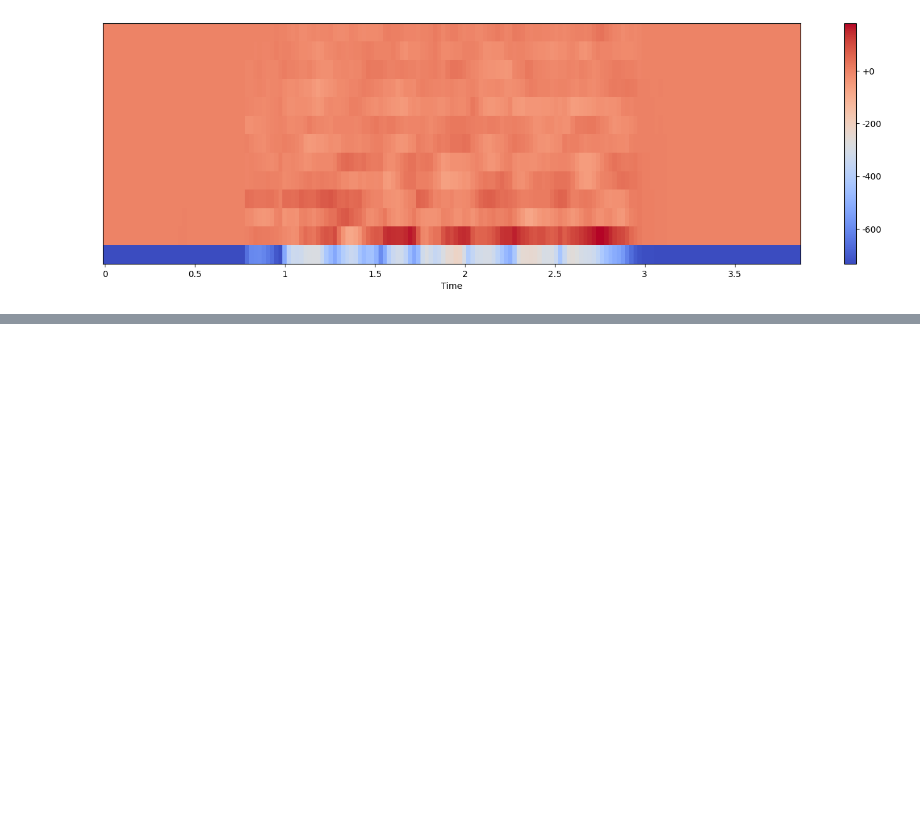
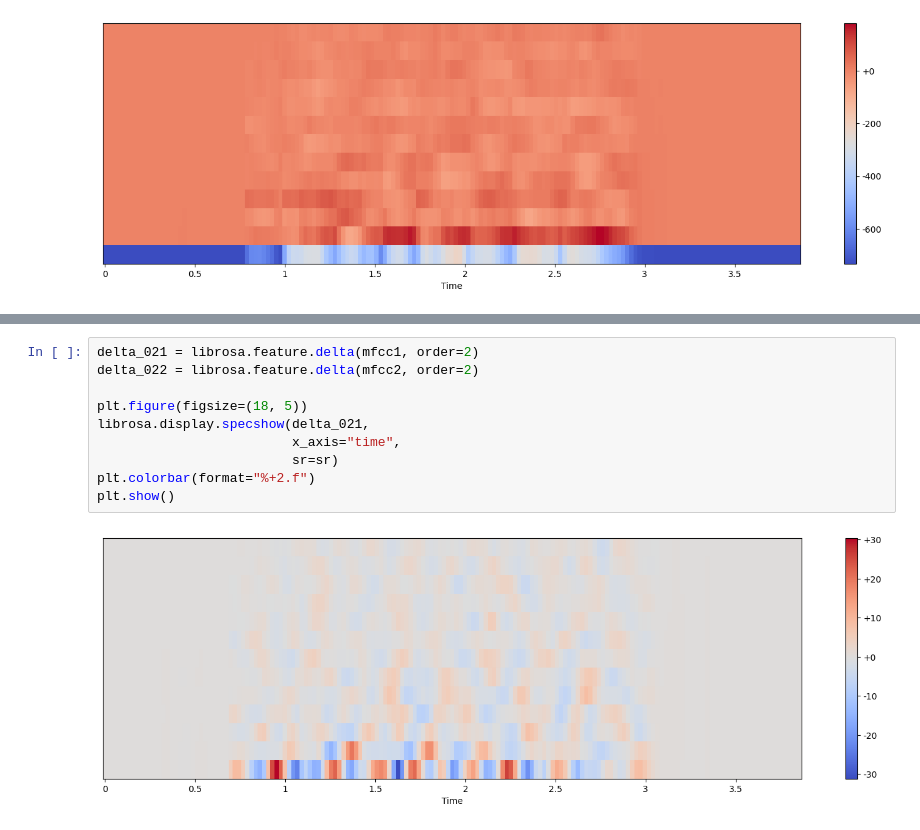
Before and after one commit to AcSsalazar/the-color-of-emotions, a Jupyter notebook: Notebooks/3-mfcc-speech-recognition-bases.ipynb, the cells around one changed output, grey strips where cells are left out. Drawn from its saved outputs; the diff is of its cells as text; blank space fills up the shorter version.

Commit message:
The Delta-Delta concept was added with examples.

```diff
--- a/Notebooks/3-mfcc-speech-recognition-bases.ipynb
+++ b/Notebooks/3-mfcc-speech-recognition-bases.ipynb
@@ -122,0 +132,12 @@ plt.show()
+# %%
+delta_021 = librosa.feature.delta(mfcc1, order=2)
+delta_022 = librosa.feature.delta(mfcc2, order=2)
+
+plt.figure(figsize=(18, 5))
+librosa.display.specshow(delta_021,
+                         x_axis="time",
+                         sr=sr)
+plt.colorbar(format="%+2.f")
+plt.show()
+# %% [output]
+[figure, added]
```
Also changed, not shown: parts of 4 cells of this notebook.
